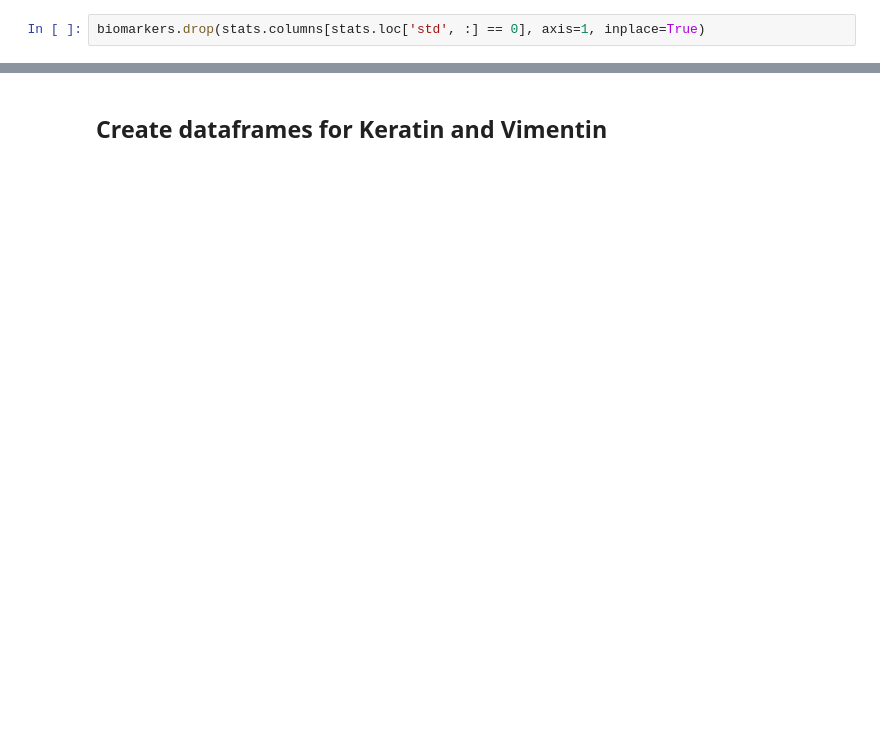
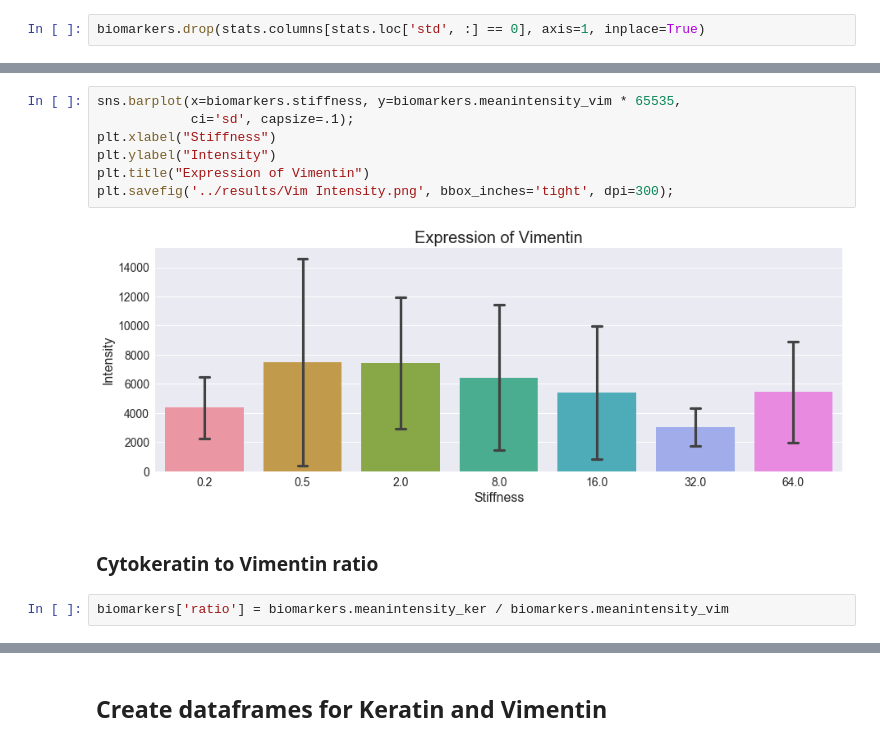
Before and after one commit to vlada-rozova/cell-morphology, a Jupyter notebook: Biomarkers-EDA.ipynb, the cells around one changed output, grey strips where cells are left out. Drawn from its saved outputs; the diff is of its cells as text; blank space fills up the shorter version.

```diff
--- a/Biomarkers-EDA.ipynb
+++ b/Biomarkers-EDA.ipynb
@@ -35,0 +145,13 @@ biomarkers.dtypes.value_counts()
+# %%
+sns.barplot(x=biomarkers.stiffness, y=biomarkers.meanintensity_vim * 65535,
+            ci='sd', capsize=.1);
+plt.xlabel("Stiffness")
+plt.ylabel("Intensity")
+plt.title("Expression of Vimentin")
+plt.savefig('../results/Vim Intensity.png', bbox_inches='tight', dpi=300);
+# %% [output]
+[figure, added]
+# %% [markdown]
+### Cytokeratin to Vimentin ratio
+# %%
+biomarkers['ratio'] = biomarkers.meanintensity_ker / biomarkers.meanintensity_vim
```
Also changed, not shown: parts of 131 cells of this notebook, 9 other files.
